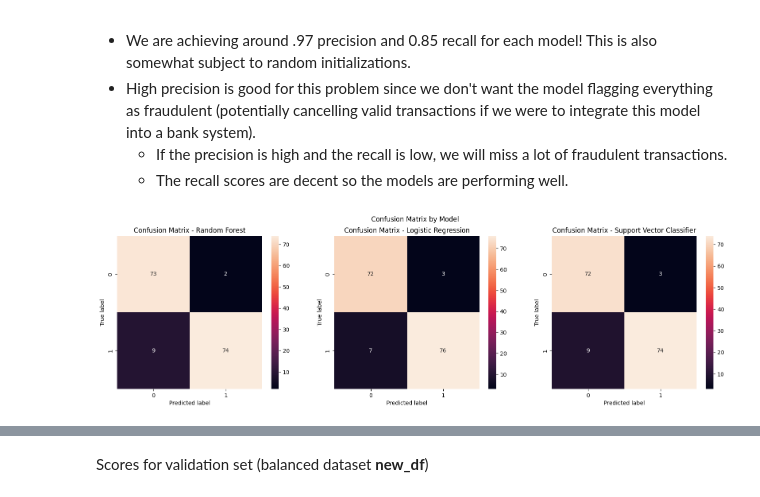
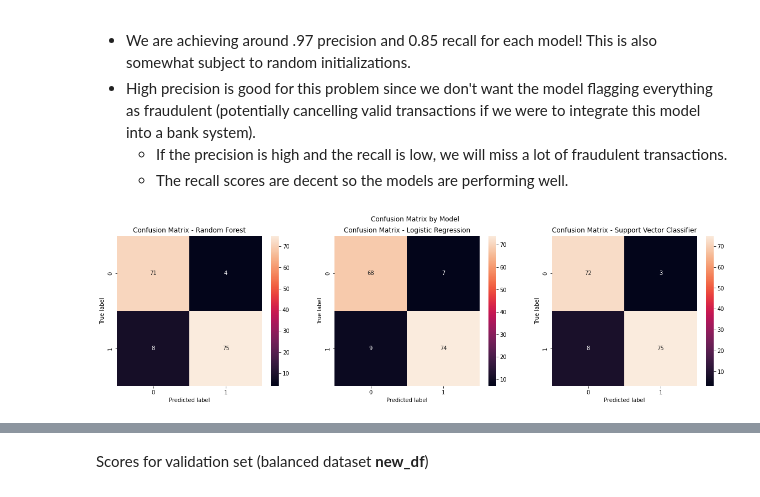
Before and after one commit to chris-caballero/Fraud-Transaction-Detection, a Jupyter notebook: fraud-detection.ipynb, the cells around one changed output, grey strips where cells are left out. Cells and saved outputs as stored; diff of their text form; code cells hidden in the pictures.

```diff
--- a/fraud-detection.ipynb
+++ b/fraud-detection.ipynb
@@ -656,10 +656,12 @@ Based on our test set (model was not fit on these samples), we can see that the
 # %%
 models_balanced_data = create_models()
 trainset = new_df.drop(['Class Name', 'Class Dist'], 1)
 balanced_scores1 = train_and_evaluate_models(models_balanced_data, data=trainset, drop_cols=['Class'])
+
+models_balanced_data = create_models()
 balanced_scores2 = train_and_evaluate_models(models_balanced_data, data=trainset, val_data=holdout_df, drop_cols=['Class'])
 # %% [output]
-[figure, old version]
+[figure, new version]
 [figure]
 # %% [markdown]
 Scores for validation set (balanced dataset **new_df**)
```
Also changed, not shown: parts of 26 cells of this notebook, 3 other files.
